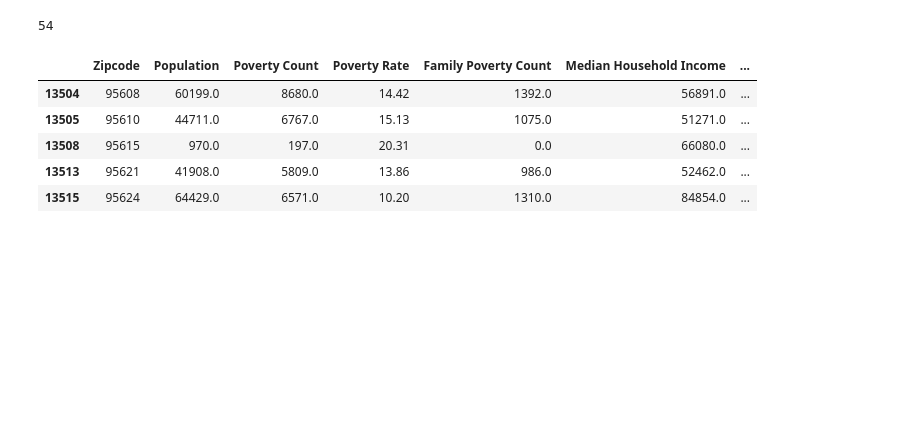
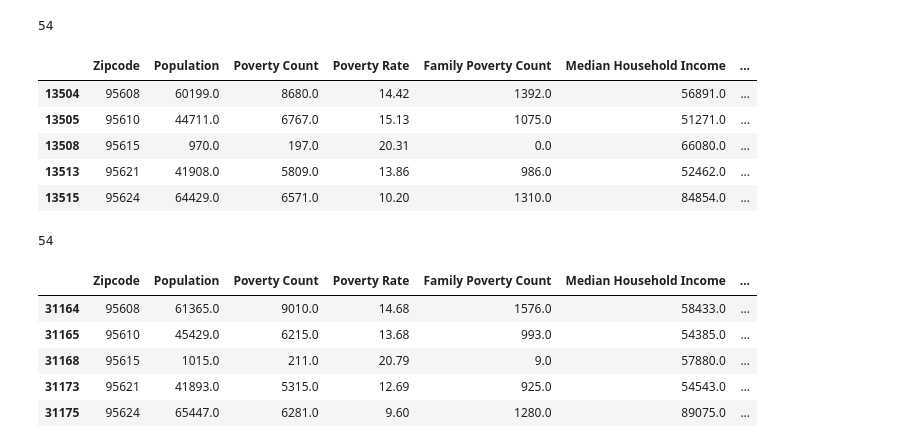
Before and after one commit to sean-galloway/Crime_and_Poverty, a Jupyter notebook: census2014.ipynb, the cells around one changed output. Cells and saved outputs as stored; diff of their text form; code cells hidden in the pictures; blank space fills up the shorter version.

```diff
--- a/census2014.ipynb
+++ b/census2014.ipynb
@@ -196,3 +196,56 @@ census_sac_c.head()
 | 13508 | 95615 | 970.0 | 197.0 | 20.31 | 0.0 | 66080.0 | ... |
 | 13513 | 95621 | 41908.0 | 5809.0 | 13.86 | 986.0 | 52462.0 | ... |
 | 13515 | 95624 | 64429.0 | 6571.0 | 10.20 | 1310.0 | 84854.0 | ... |
+# %%
+# Run Census Search to retrieve data on all zip codes (2017)
+census_data_d = d.acs5.get(("NAME", "B19013_001E", "B19301_001E", "B17001_002E",
+                          "B17012_002E", "B01003_001E", "B25077_001E"), {'for': 'zip code tabulation area:*'})
+
+# Convert to DataFrame
+census_pd_d = pd.DataFrame(census_data_d)
+
+# Column Reordering
+census_pd_d = census_pd_d.rename(columns={
+    "B01003_001E": "Population",
+    "B17001_002E": "Poverty Count",
+    "B17012_002E": "Family Poverty Count",
+    "B19013_001E": "Median Household Income",
+    "B19301_001E": "Per Capita Income",
+    "B25077_001E": "Median Home Value",
+    "NAME": "Name", "zip code tabulation area": "Zipcode"})
+
+# Add in Poverty Rate (Poverty Count / Population)
+census_pd_d["Poverty Rate"] = (100 * census_pd_d["Poverty Count"].astype(float) / census_pd_d["Population"].astype(float)).round(2)
+
+# Final DataFrame
+census_pd_d = census_pd_d[[
+    "Zipcode",
+    "Population",
+    "Poverty Count",
+    "Poverty Rate",
+    "Family Poverty Count",
+    "Median Household Income",
+    "Per Capita Income",
+    "Median Home Value"]]
+
+# Filter Zipcode: limited to Sac County
+census_sac_d = census_pd_d[census_pd_d["Zipcode"].isin([
+    "95608", "95610", "95615", "95621", "95624", "95626", "95628", "95630", "95632", "95638",
+    "95639", "95641", "95652", "95655", "95660", "95662", "95670", "95673", "95680", "95683",
+    "95690", "95693", "95742", "95757", "95758", "95811", "95814", "95815", "95816", "95817",
+    "95818", "95819", "95820", "95821", "95822", "95823", "95824", "95825", "95826", "95827",
+    "95828", "95829", "95830", "95831", "95832", "95833", "95834", "95835", "95837", "95838",
+    "95841", "95842", "95843", "95864"])]
+
+
+# Visualize
+print(len(census_sac_d))
+census_sac_d.head()
+# %% [output]
+54
+|  | Zipcode | Population | Poverty Count | Poverty Rate | Family Poverty Count | Median Household Income | ... |
+| 31164 | 95608 | 61365.0 | 9010.0 | 14.68 | 1576.0 | 58433.0 | ... |
+| 31165 | 95610 | 45429.0 | 6215.0 | 13.68 | 993.0 | 54385.0 | ... |
+| 31168 | 95615 | 1015.0 | 211.0 | 20.79 | 9.0 | 57880.0 | ... |
+| 31173 | 95621 | 41893.0 | 5315.0 | 12.69 | 925.0 | 54543.0 | ... |
+| 31175 | 95624 | 65447.0 | 6281.0 | 9.60 | 1280.0 | 89075.0 | ... |
```
Also changed, not shown: parts of 5 cells of this notebook.
